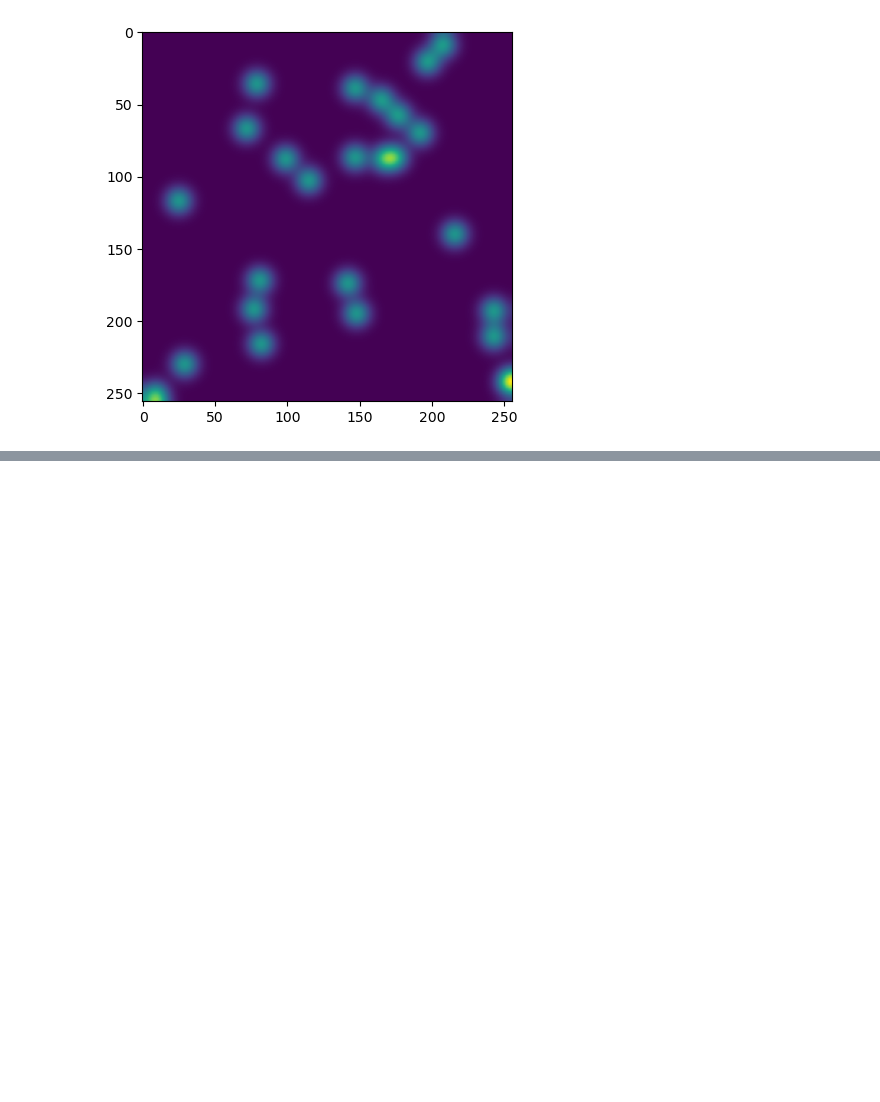
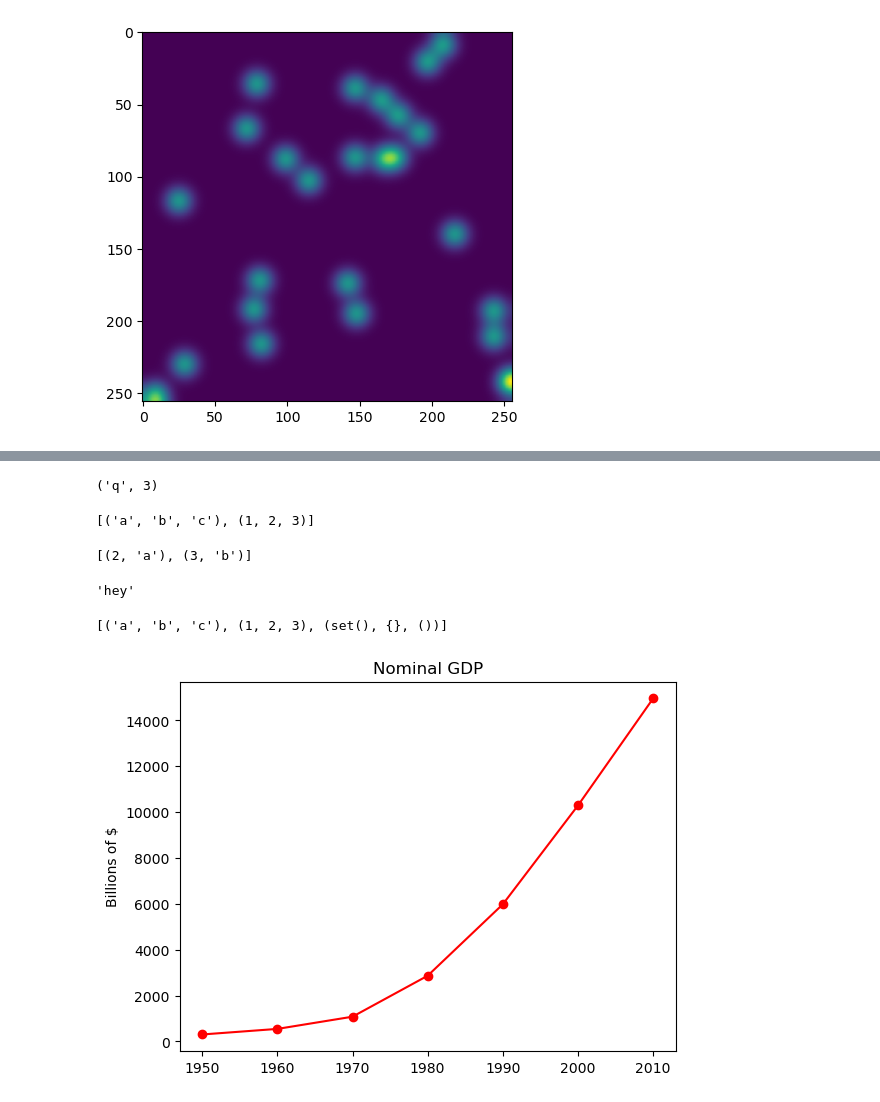
Before and after one commit to rabobahago/python_projects, a Jupyter notebook: scientific_programming_with_python/numpy/practice.ipynb, the cells around one changed output, grey strips where cells are left out. Drawn from its saved outputs; the diff is of its cells as text; code cells hidden in the pictures; blank space fills up the shorter version.

```diff
--- a/scientific_programming_with_python/numpy/practice.ipynb
+++ b/scientific_programming_with_python/numpy/practice.ipynb
@@ -846,0 +1087,36 @@ plt.imshow(im2);
+# %%
+a, b = (('q', 3), ('b', 4))
+a
+# %% [output]
+('q', 3)
+# %%
+list(zip(('a', 1), ('b', 2), ('c', 3)))
+# %% [output]
+[('a', 'b', 'c'), (1, 2, 3)]
+# %%
+num = (2, 3)
+index = ('a', 'b')
+list(zip(num, index))
+# %% [output]
+[(2, 'a'), (3, 'b')]
+# %%
+def name(a, b, y):
+    return a + b + y
+name(*'hey')
+# %% [output]
+'hey'
+# %%
+pairs = [('a', 1, set()), ('b', 2, dict()), ('c', 3, tuple())]
+print(list(zip(*pairs)))
+# %% [output]
+[('a', 'b', 'c'), (1, 2, 3), (set(), {}, ())]
+# %%
+import matplotlib.pyplot as plt
+years = [1950, 1960, 1970, 1980, 1990, 2000, 2010]
+gdp = [300.2, 543.3, 1075.9, 2862.5, 5979.6, 10289.7, 14958.3]
+plt.plot(years, gdp, marker='o', color='red')
+plt.title('Nominal GDP')
+plt.ylabel('Billions of $')
+plt.show()
+# %% [output]
+[figure, added]
```
Also changed, not shown: parts of 46 cells of this notebook.
